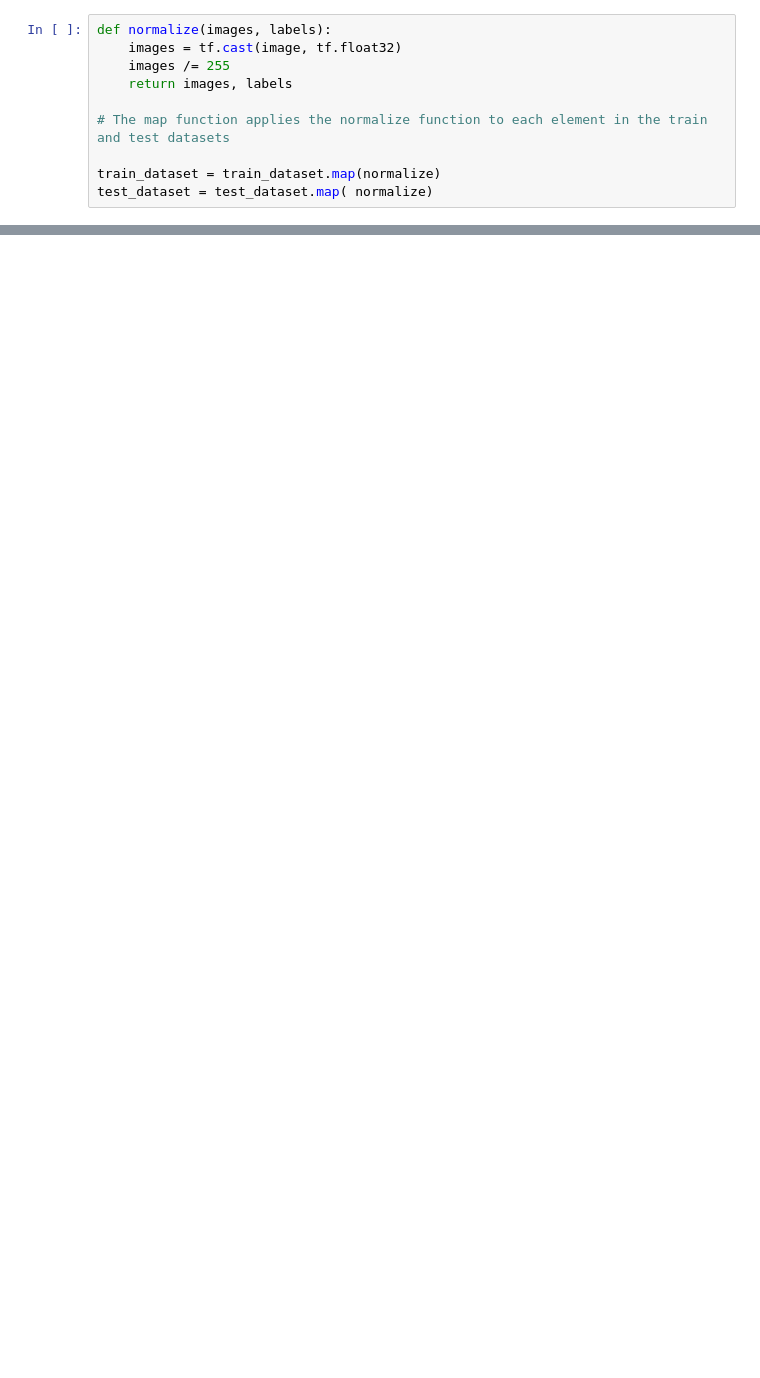
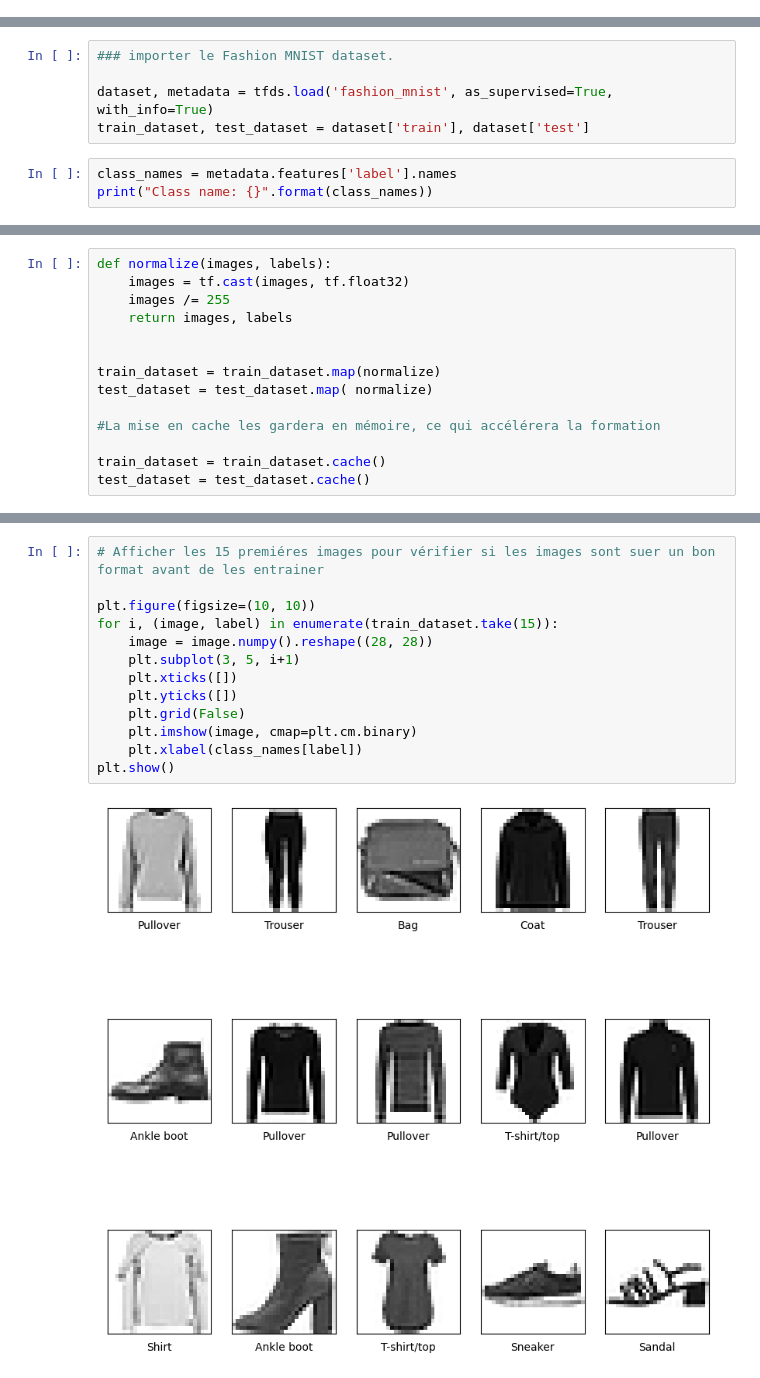
Before and after one commit to lechiffre7/Machine_learning_tutorial, a Jupyter notebook: Fashion_mnist.ipynb, the cells around one changed output, grey strips where cells are left out. Drawn from its saved outputs; the diff is of its cells as text; blank space fills up the shorter version.

```diff
--- a/Fashion_mnist.ipynb
+++ b/Fashion_mnist.ipynb
@@ -54,10 +0,0 @@ number of test examples: 10000
-# %%
-def normalize(images, labels):
-    images = tf.cast(image, tf.float32)
-    images /= 255
-    return images, labels
-
-# The map function applies the normalize function to each element in the train and test datasets
-
-train_dataset = train_dataset.map(normalize)
-test_dataset = test_dataset.map( normalize)
@@ -172,0 +17,8 @@ pip install
+# %%
+### importer le Fashion MNIST dataset.
+
+dataset, metadata = tfds.load('fashion_mnist', as_supervised=True, with_info=True)
+train_dataset, test_dataset = dataset['train'], dataset['test']
+# %%
+class_names = metadata.features['label'].names
+print("Class name: {}".format(class_names))
@@ -172,0 +43,14 @@ pip install
+# %%
+def normalize(images, labels):
+    images = tf.cast(images, tf.float32)
+    images /= 255
+    return images, labels
+
+
+train_dataset = train_dataset.map(normalize)
+test_dataset = test_dataset.map( normalize)
+
+#La mise en cache les gardera en mémoire, ce qui accélérera la formation
+
+train_dataset = train_dataset.cache()
+test_dataset = test_dataset.cache()
@@ -172,0 +75,15 @@ pip install
+# %%
+# Afficher les 15 premiéres images pour vérifier si les images sont suer un bon format avant de les entrainer
+
+plt.figure(figsize=(10, 10))
+for i, (image, label) in enumerate(train_dataset.take(15)):
+    image = image.numpy().reshape((28, 28))
+    plt.subplot(3, 5, i+1)
+    plt.xticks([])
+    plt.yticks([])
+    plt.grid(False)
+    plt.imshow(image, cmap=plt.cm.binary)
+    plt.xlabel(class_names[label])
+plt.show()
+# %% [output]
+[figure, added]
```
Also changed, not shown: parts of 41 cells of this notebook, 1 other file.
